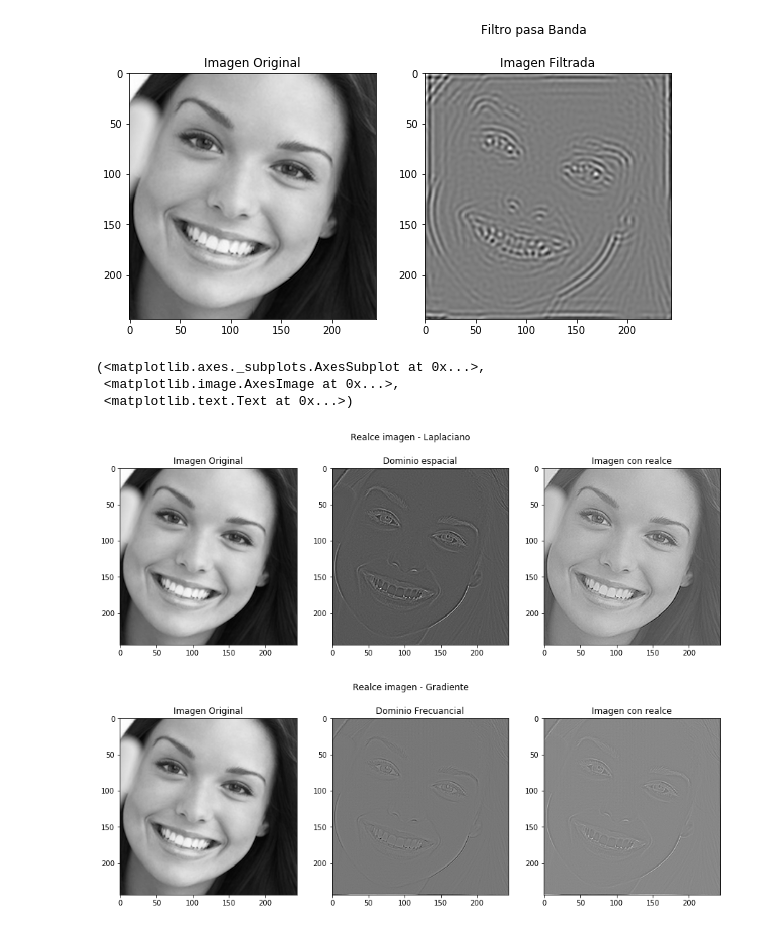
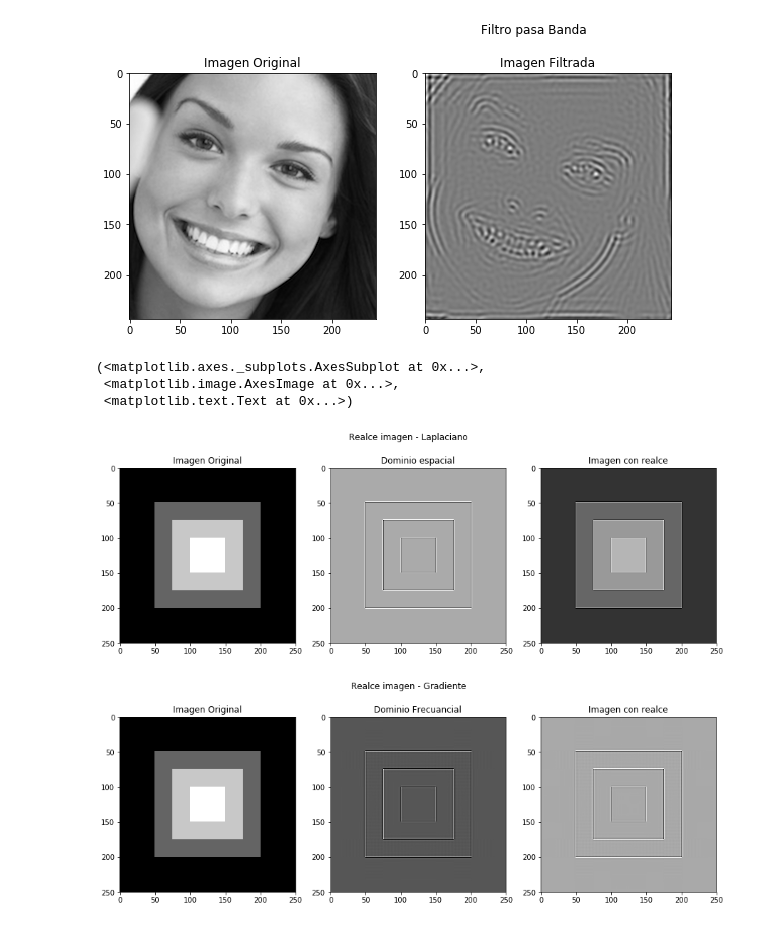
Before and after one commit to seradiazpin/MachineVisionUnal, a Jupyter notebook: Tarea5/Tarea5.ipynb, the cells around one changed output. Cells and saved outputs as stored; diff of their text form; code cells hidden in the pictures.

Commit message:
Tarea 5- Imagenes sinteticas

```diff
--- a/Tarea5/Tarea5.ipynb
+++ b/Tarea5/Tarea5.ipynb
@@ -35,6 +35,14 @@ def ifft(img):
     return f.real
 
 img = cv2.imread('Fig/face.png',0)
+
+#Imagen sintetica
+
+check = np.zeros((250, 250))
+check[50:200, 50:200] = 100
+check[75:175, 75:175] = 200
+check[100:150, 100:150] = 255
+
 print "Listo"
 # %% [output]
 Listo
@@ -138,19 +146,19 @@ def enhanced_frecuency(img):
     for u in range(w-1):
         for v in range(h-1):
             enhanced[u][v] = 1 + ((u-cx)**2 + (v-cy)**2)
-    return enhanced*img_f
+    return img_f - enhanced*img_f
 
 rel = enhanced_space(img)
 rel_2 = ifft(enhanced_frecuency(img))
 
 total = img-rel
 
-total2 = img-rel_2
+total2 = rel_2
 
 plt.figure(1,figsize=(15,5))
 plt.suptitle('Realce imagen - Laplaciano')
 plt.subplot(131), plt.imshow(img, cmap=plt.cm.gray), plt.title('Imagen Original')
-plt.subplot(132), plt.imshow(laplacian, cmap=plt.cm.gray), plt.title('Dominio espacial')
+plt.subplot(132), plt.imshow(rel, cmap=plt.cm.gray), plt.title('Dominio espacial')
 plt.subplot(133), plt.imshow(total, cmap=plt.cm.gray), plt.title('Imagen con realce')
 
 plt.figure(2,figsize=(15,5))
@@ -158,12 +166,31 @@ plt.suptitle('Realce imagen - Gradiente')
 plt.subplot(131), plt.imshow(img, cmap=plt.cm.gray), plt.title('Imagen Original')
 plt.subplot(132), plt.imshow(rel_2, cmap=plt.cm.gray), plt.title('Dominio Frecuancial')
 plt.subplot(133), plt.imshow(total2, cmap=plt.cm.gray), plt.title('Imagen con realce')
-# %% [output]
-(<matplotlib.axes._subplots.AxesSubplot at 0x...>,
- <matplotlib.image.AxesImage at 0x...>,
- <matplotlib.text.Text at 0x...>)
-[figure, removed]
-[figure, removed]
+# %%
+rel_s = enhanced_space(check)
+rel_2s = ifft(enhanced_frecuency(check))
+
+total_s = check-rel_s
+
+total2_s = check-rel_2s
+
+plt.figure(1,figsize=(15,5))
+plt.suptitle('Realce imagen - Laplaciano')
+plt.subplot(131), plt.imshow(check, cmap=plt.cm.gray), plt.title('Imagen Original')
+plt.subplot(132), plt.imshow(rel_s, cmap=plt.cm.gray), plt.title('Dominio espacial')
+plt.subplot(133), plt.imshow(total_s, cmap=plt.cm.gray), plt.title('Imagen con realce')
+
+plt.figure(2,figsize=(15,5))
+plt.suptitle('Realce imagen - Gradiente')
+plt.subplot(131), plt.imshow(check, cmap=plt.cm.gray), plt.title('Imagen Original')
+plt.subplot(132), plt.imshow(rel_2s, cmap=plt.cm.gray), plt.title('Dominio Frecuancial')
+plt.subplot(133), plt.imshow(total2_s, cmap=plt.cm.gray), plt.title('Imagen con realce')
+# %% [output]
+(<matplotlib.axes._subplots.AxesSubplot at 0x...>,
+ <matplotlib.image.AxesImage at 0x...>,
+ <matplotlib.text.Text at 0x...>)
+[figure, added]
+[figure, added]
 # %%
 #Filtrado High-boost
 
```
Also changed, not shown: parts of 2 cells of this notebook.
